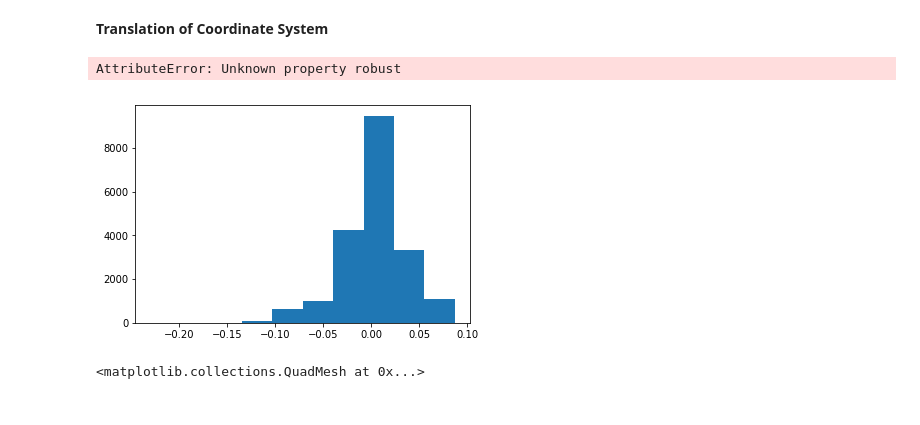
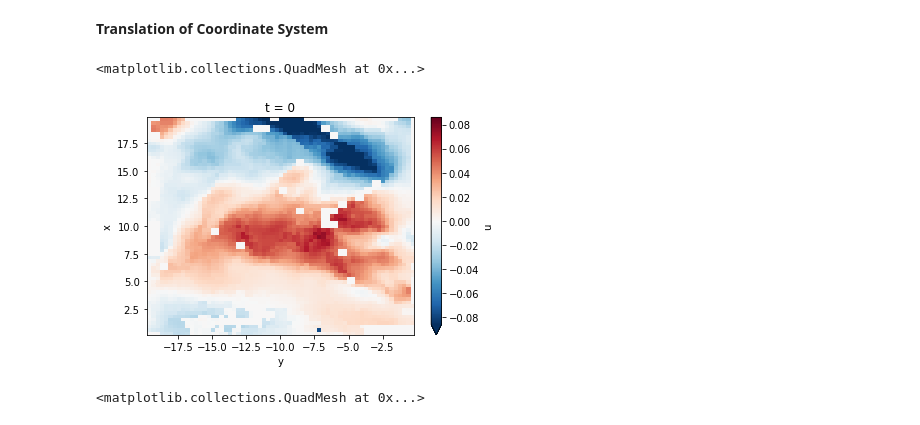
Before and after one commit to alexlib/pivpy, a Jupyter notebook: examples/notebooks/Getting_Started.ipynb, the cells around one changed output. Drawn from its saved outputs; the diff is of its cells as text; code cells hidden in the pictures.

Commit message:
small update to plot

```diff
--- a/examples/notebooks/Getting_Started.ipynb
+++ b/examples/notebooks/Getting_Started.ipynb
@@ -143,10 +143,10 @@ __Translation of Coordinate System__
 # %%
 # v.move(-10,-3) # not implemented
 # %%
-data['u'].plot(robust=True)
+data.isel(t=0)['u'].plot(robust=True)
 # %% [output]
-AttributeError: Unknown property robust
+<matplotlib.collections.QuadMesh at 0x...>
-[figure, old version]
+[figure, new version]
 # %%
 # we can also use some default plot from xarray
 data.piv.vorticity()
```
Also changed, not shown: parts of 10 cells of this notebook.
